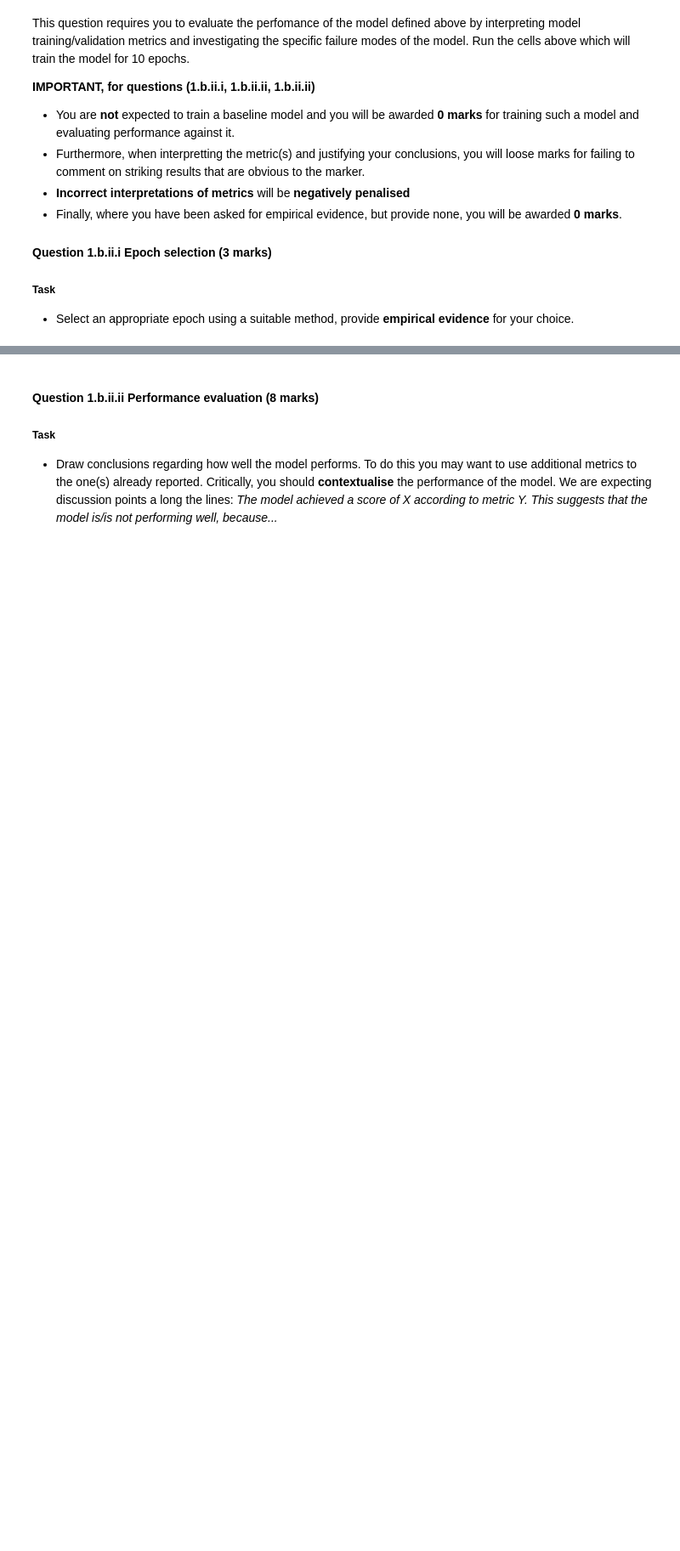
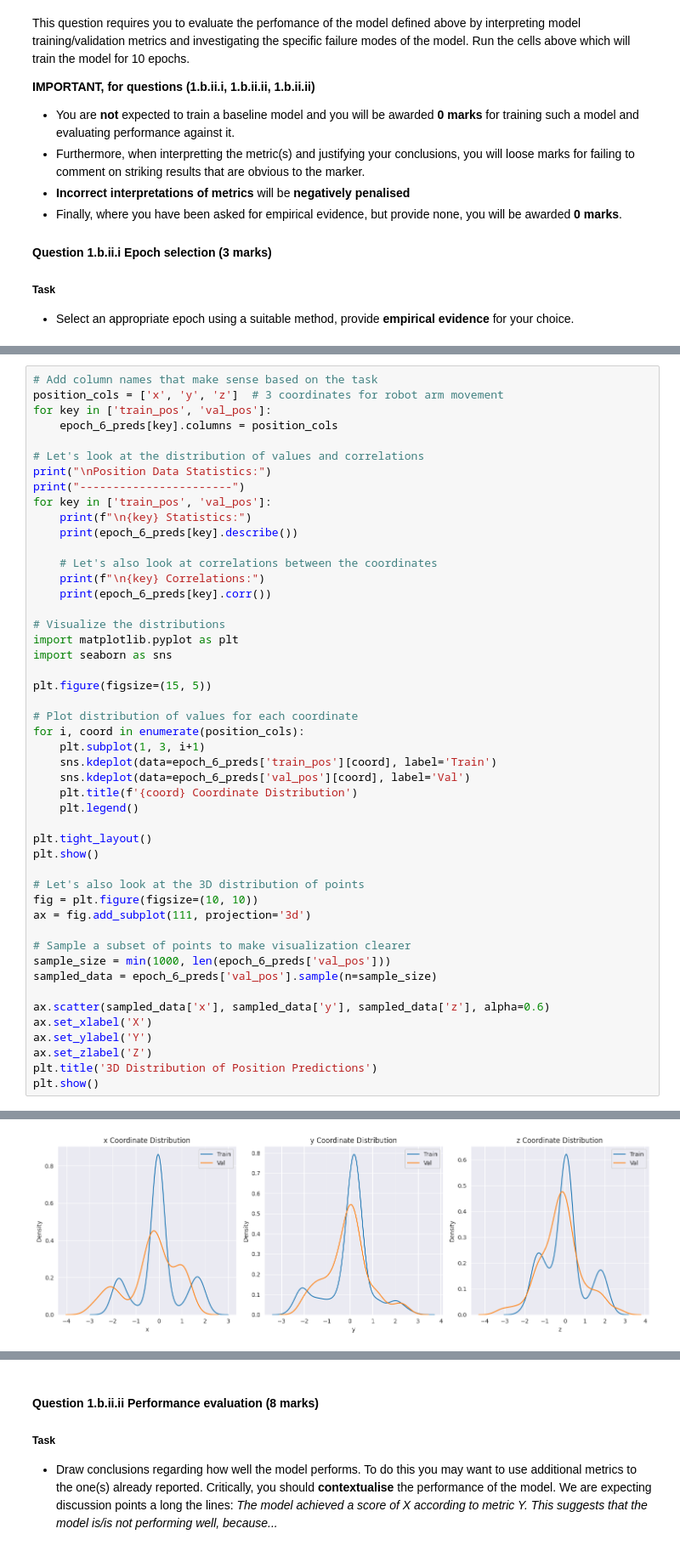
Before and after one commit to the-rich-piana/COMP0188_DeepLearning, a Jupyter notebook: COURSEWORK_2/CW2_Questions_105_marks_QUESTIONS.ipynb, the cells around one changed output, grey strips where cells are left out. Shown at 85% size. Cells and saved outputs as stored; diff of their text form; blank space fills up the shorter version.

```diff
--- a/COURSEWORK_2/CW2_Questions_105_marks_QUESTIONS.ipynb
+++ b/COURSEWORK_2/CW2_Questions_105_marks_QUESTIONS.ipynb
@@ -761,0 +859,49 @@ This question requires you to evaluate the perfomance of the model defined above
+# %%
+# Add column names that make sense based on the task
+position_cols = ['x', 'y', 'z']  # 3 coordinates for robot arm movement
+for key in ['train_pos', 'val_pos']:
+    epoch_6_preds[key].columns = position_cols
+
+# Let's look at the distribution of values and correlations
+print("\nPosition Data Statistics:")
+print("-----------------------")
+for key in ['train_pos', 'val_pos']:
+    print(f"\n{key} Statistics:")
+    print(epoch_6_preds[key].describe())
+
+    # Let's also look at correlations between the coordinates
+    print(f"\n{key} Correlations:")
+    print(epoch_6_preds[key].corr())
+
+# Visualize the distributions
+import matplotlib.pyplot as plt
+import seaborn as sns
+
+plt.figure(figsize=(15, 5))
+
+# Plot distribution of values for each coordinate
+for i, coord in enumerate(position_cols):
+    plt.subplot(1, 3, i+1)
+    sns.kdeplot(data=epoch_6_preds['train_pos'][coord], label='Train')
+    sns.kdeplot(data=epoch_6_preds['val_pos'][coord], label='Val')
+    plt.title(f'{coord} Coordinate Distribution')
+    plt.legend()
+
+plt.tight_layout()
+plt.show()
+
+# Let's also look at the 3D distribution of points
+fig = plt.figure(figsize=(10, 10))
+ax = fig.add_subplot(111, projection='3d')
+
+# Sample a subset of points to make visualization clearer
+sample_size = min(1000, len(epoch_6_preds['val_pos']))
+sampled_data = epoch_6_preds['val_pos'].sample(n=sample_size)
+
+ax.scatter(sampled_data['x'], sampled_data['y'], sampled_data['z'], alpha=0.6)
+ax.set_xlabel('X')
+ax.set_ylabel('Y')
+ax.set_zlabel('Z')
+plt.title('3D Distribution of Position Predictions')
+plt.show()
+# %% [output]
@@ -761,0 +925 @@ This question requires you to evaluate the perfomance of the model defined above
+[figure, added]
```
Also changed, not shown: parts of 27 cells of this notebook, 3 other files.
